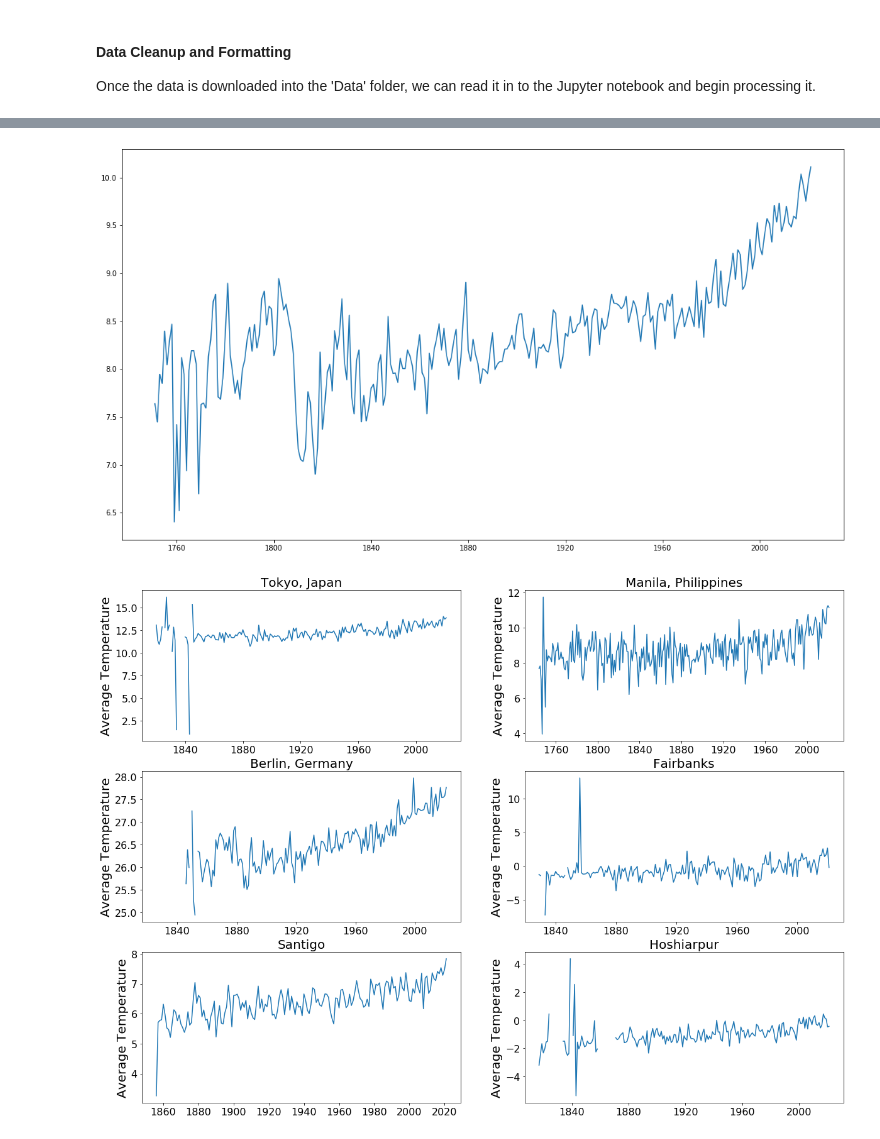
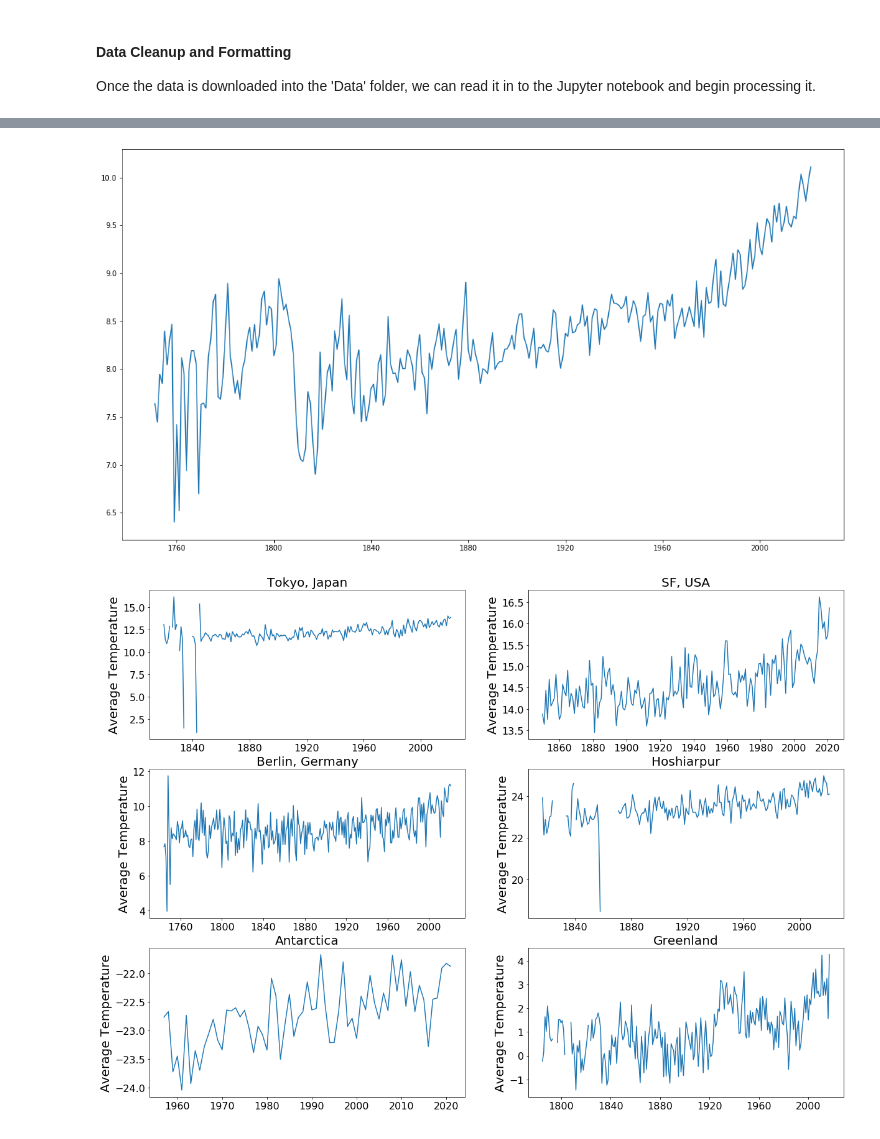
Before and after one commit to MeeraSharma/Climate-Change-EDA, a Jupyter notebook: Climate Change EDA.ipynb, the cells around one changed output, grey strips where cells are left out. Cells and saved outputs as stored; diff of their text form; code cells hidden in the pictures.

```diff
--- a/Climate Change EDA.ipynb
+++ b/Climate Change EDA.ipynb
@@ -159,10 +166,10 @@ monthly_data
 # %%
 tokyo_land = pd.read_fwf('Data/Tokyo.txt', skiprows = 68)
 berlin_land = pd.read_fwf('Data/Berlin.txt', skiprows = 68)
-manila_land = pd.read_fwf('Data/Manila.txt', skiprows = 68)
+SF_land = pd.read_fwf('Data/San Francisco.txt', skiprows = 68)
+hoshiarpur_land = pd.read_fwf('Data/Hoshiarpur.txt', skiprows = 68)
 fairbanks_land = pd.read_fwf('Data/Fairbanks.txt', skiprows = 68)
 santiago_land = pd.read_fwf('Data/Santiago.txt', skiprows = 68)
-hoshiarpur_land = pd.read_fwf('Data/Hoshiarpur.txt', skiprows = 68)
 global_land = pd.read_fwf('Data/Global.txt', skiprows = 70)
 # %%
 def format_data(data) : # Subset the needed columns and rename as needed
@@ -242,45 +235,46 @@ hoshiarpur_land_abs_monthly = calculate_absolute_monthly_temp(hoshiarpur_land, f
 global_land_abs_monthly = calculate_absolute_monthly_temp(global_land, global_monthly_land_avg)
 tokyo_land_abs_monthly = calculate_absolute_monthly_temp(tokyo_land, tokyo_monthly_land_avg)
 berlin_land_abs_monthly = calculate_absolute_monthly_temp(berlin_land, berlin_monthly_land_avg)
-manila_land_abs_monthly = calculate_absolute_monthly_temp(manila_land, manila_monthly_land_avg)
-fairbanks_land_abs_monthly = calculate_absolute_monthly_temp(fairbanks_land, fairbanks_monthly_land_avg)
-santiago_land_abs_monthly = calculate_absolute_monthly_temp(santiago_land, santiago_monthly_land_avg)
-hoshiarpur_land_abs_monthly = calculate_absolute_monthly_temp(hoshiarpur_land, fairbanks_monthly_land_avg)
+SF_land_abs_monthly = calculate_absolute_monthly_temp(SF_land, SF_monthly_land_avg)
+hoshiarpur_land_abs_monthly = calculate_absolute_monthly_temp(hoshiarpur_land, hoshiarpur_monthly_land_avg)
+antarctica_land_abs_monthly = calculate_absolute_monthly_temp(antarctica_land, antarctica_monthly_land_avg)
+greenland_land_abs_monthly = calculate_absolute_monthly_temp(greenland_land, greenland_monthly_land_avg)
 
 # convert to yearly - only to plot initial charts
 global_land_df_yearly = pd.DataFrame(global_land_abs_monthly.resample('Y').mean())
 tokyo_land_df_yearly = pd.DataFrame(tokyo_land_abs_monthly.resample('Y').mean())
-manila_land_df_yearly = pd.DataFrame(berlin_land_abs_monthly.resample('Y').mean())
-berlin_land_df_yearly = pd.DataFrame(manila_land_abs_monthly.resample('Y').mean())
-fairbanks_land_df_yearly = pd.DataFrame(fairbanks_land_abs_monthly.resample('Y').mean())
-santiago_land_df_yearly = pd.DataFrame(santiago_land_abs_monthly.resample('Y').mean())
+SF_land_df_yearly = pd.DataFrame(SF_land_abs_monthly.resample('Y').mean())
+berlin_land_df_yearly = pd.DataFrame(berlin_land_abs_monthly.resample('Y').mean())
 hoshiarpur_land_df_yearly = pd.DataFrame(hoshiarpur_land_abs_monthly.resample('Y').mean())
+antarctica_land_df_yearly = pd.DataFrame(antarctica_land_abs_monthly.resample('Y').mean())
+greenland_land_df_yearly = pd.DataFrame(greenland_land_abs_monthly.resample('Y').mean())
 # %%
 figure(num=None, figsize=(18, 10)) # increase size of image
 plt.plot(global_land_df_yearly.Monthly_Avg, label = "Global Land")
 
 fig, axs = plt.subplots(3,2, figsize=(20, 15))
 axs[0,0].plot(tokyo_land_df_yearly.Monthly_Avg)
 axs[0,0].set_title('Tokyo, Japan', fontsize = 20)
-axs[0,1].plot(manila_land_df_yearly.Monthly_Avg)
-axs[0,1].set_title('Manila, Philippines', fontsize = 20)
+axs[0,1].plot(SF_land_df_yearly.Monthly_Avg)
+axs[0,1].set_title('SF, USA', fontsize = 20)
 axs[1,0].plot(berlin_land_df_yearly.Monthly_Avg)
 axs[1,0].set_title('Berlin, Germany', fontsize = 20)
-axs[1,1].plot(fairbanks_land_df_yearly.Monthly_Avg)
-axs[1,1].set_title('Fairbanks', fontsize = 20)
-axs[2,0].plot(santiago_land_df_yearly.Monthly_Avg)
-axs[2,0].set_title('Santigo', fontsize = 20)
-axs[2,1].plot(hoshiarpur_land_df_yearly.Monthly_Avg)
-axs[2,1].set_title('Hoshiarpur', fontsize = 20)
+axs[1,1].plot(hoshiarpur_land_df_yearly.Monthly_Avg)
+axs[1,1].set_title('Hoshiarpur', fontsize = 20)
+axs[2,0].plot(antarctica_land_df_yearly.Monthly_Avg)
+axs[2,0].set_title('Antarctica', fontsize = 20)
+axs[2,1].plot(greenland_land_df_yearly.Monthly_Avg)
+axs[2,1].set_title('Greenland', fontsize = 20)
+
 
 for ax in axs.flat:
     ax.set(ylabel='Average Temperature')
     ax.yaxis.get_label().set_fontsize(20)
     ax.tick_params(axis='y', labelsize=16)
     ax.tick_params(axis='x', labelsize=16)
 # %% [output]
 [figure]
-[figure, old version]
+[figure, new version]
 # %%
 def create_heatmap(df, name):
 
```
Also changed, not shown: parts of 10 cells of this notebook.
